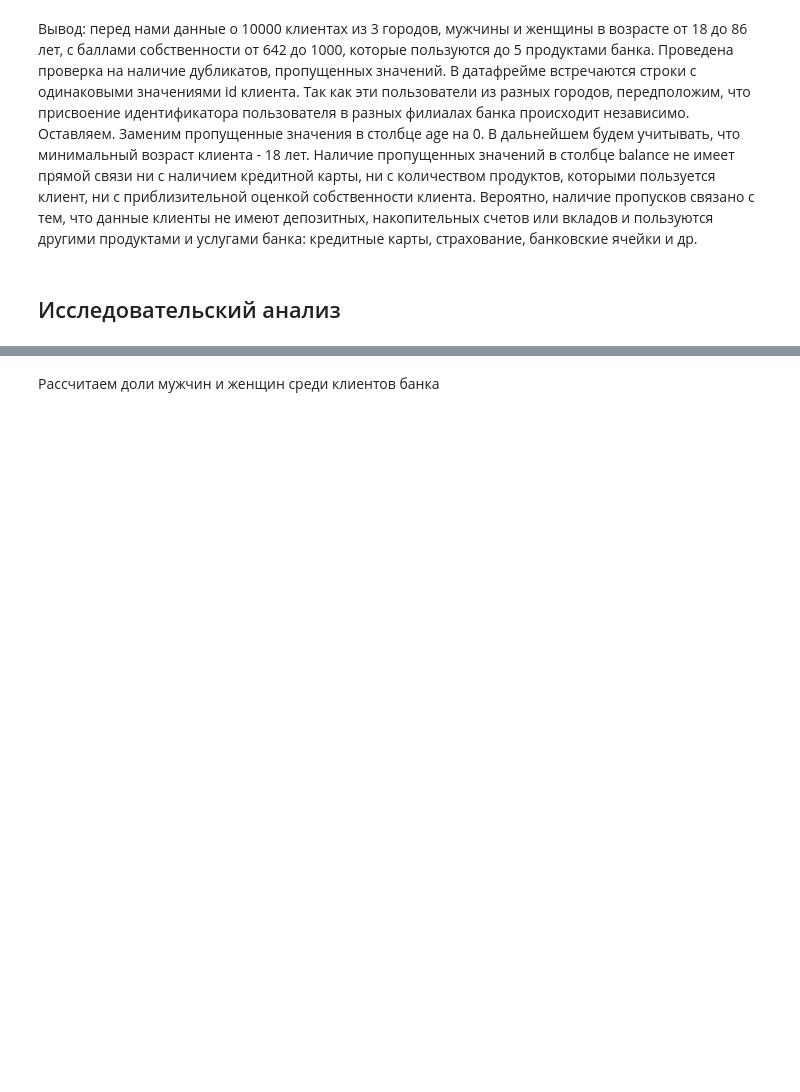
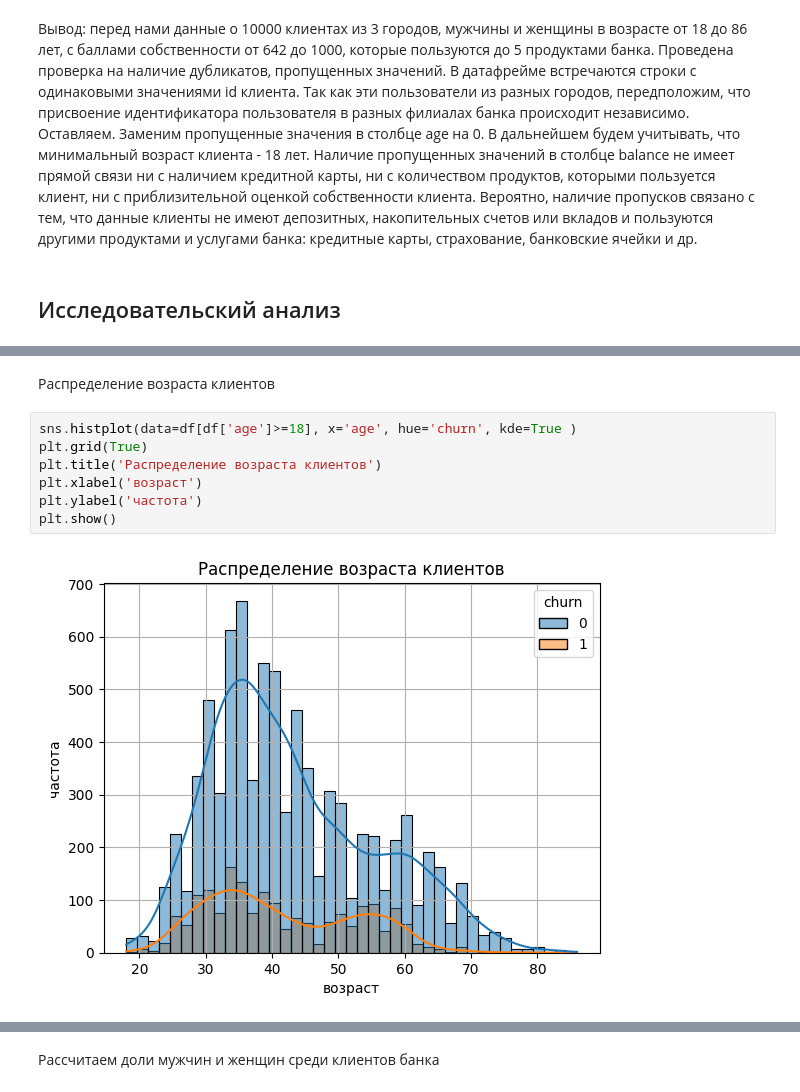
Before and after one commit to analyst-plv/bank, a Jupyter notebook: bank_scrooge.ipynb, the cells around one changed output, grey strips where cells are left out. Cells and saved outputs as stored; diff of their text form; blank space fills up the shorter version.

```diff
--- a/bank_scrooge.ipynb
+++ b/bank_scrooge.ipynb
@@ -219,0 +317,11 @@ memory usage: 1.3+ MB
+# %% [markdown]
+Распределение возраста клиентов
+# %%
+sns.histplot(data=df[df['age']>=18], x='age', hue='churn', kde=True )
+plt.grid(True)
+plt.title('Распределение возраста клиентов')
+plt.xlabel('возраст')
+plt.ylabel('частота')
+plt.show()
+# %% [output]
+[figure, added]
```
Also changed, not shown: parts of 48 cells of this notebook.
